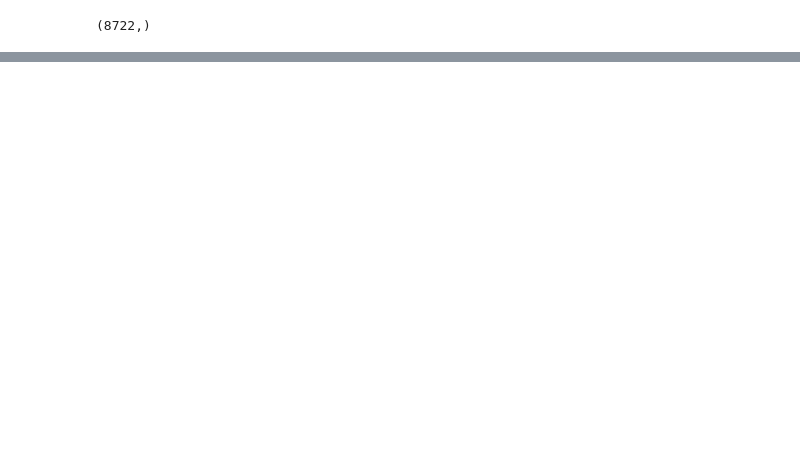
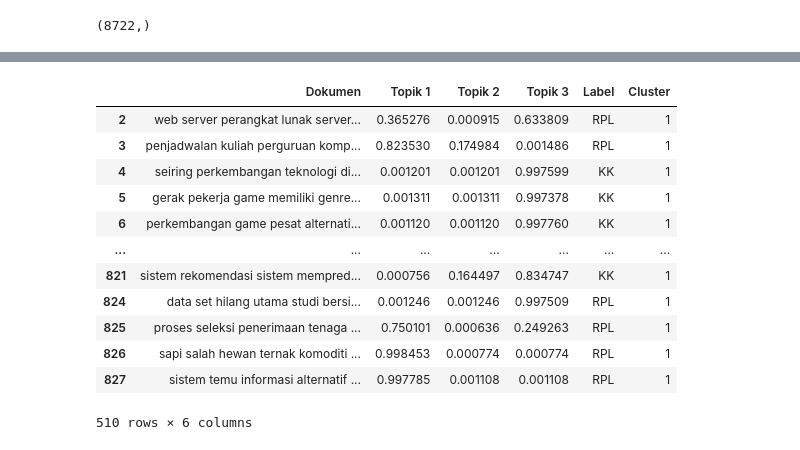
Before and after one commit to MeAdila/ppw, a Jupyter notebook: _sources/LDA.ipynb, the cells around one changed output, grey strips where cells are left out. Cells and saved outputs as stored; diff of their text form; code cells hidden in the pictures; blank space fills up the shorter version.

```diff
--- a/_sources/LDA.ipynb
+++ b/_sources/LDA.ipynb
@@ -103,0 +148,19 @@ output_proporsi_TD
+# %%
+#kk
+cluster_1 = output_proporsi_TD[output_proporsi_TD['Cluster'] == 1]
+
+cluster_1
+# %% [output]
+|  | Dokumen | Topik 1 | Topik 2 | Topik 3 | Label | Cluster |
+| 2 | web server perangkat lunak server... | 0.365276 | 0.000915 | 0.633809 | RPL | 1 |
+| 3 | penjadwalan kuliah perguruan komp... | 0.823530 | 0.174984 | 0.001486 | RPL | 1 |
+| 4 | seiring perkembangan teknologi di... | 0.001201 | 0.001201 | 0.997599 | KK | 1 |
+| 5 | gerak pekerja game memiliki genre... | 0.001311 | 0.001311 | 0.997378 | KK | 1 |
+| 6 | perkembangan game pesat alternati... | 0.001120 | 0.001120 | 0.997760 | KK | 1 |
+| ... | ... | ... | ... | ... | ... | ... |
+| 821 | sistem rekomendasi sistem mempred... | 0.000756 | 0.164497 | 0.834747 | KK | 1 |
+| 824 | data set hilang utama studi bersi... | 0.001246 | 0.001246 | 0.997509 | RPL | 1 |
+| 825 | proses seleksi penerimaan tenaga ... | 0.750101 | 0.000636 | 0.249263 | RPL | 1 |
+| 826 | sapi salah hewan ternak komoditi ... | 0.998453 | 0.000774 | 0.000774 | RPL | 1 |
+| 827 | sistem temu informasi alternatif ... | 0.997785 | 0.001108 | 0.001108 | RPL | 1 |
+510 rows × 6 columns
```
Also changed, not shown: parts of 15 cells of this notebook, 37 other files.
